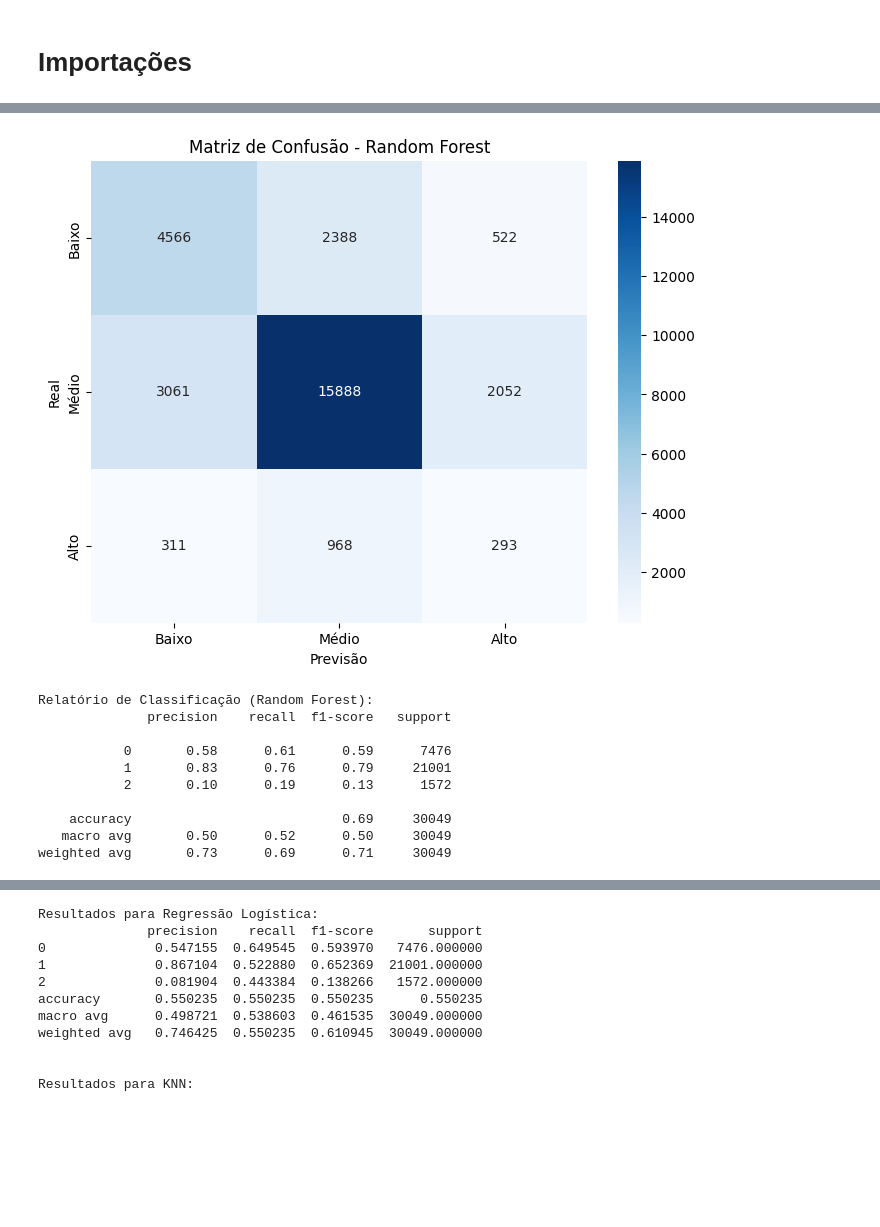
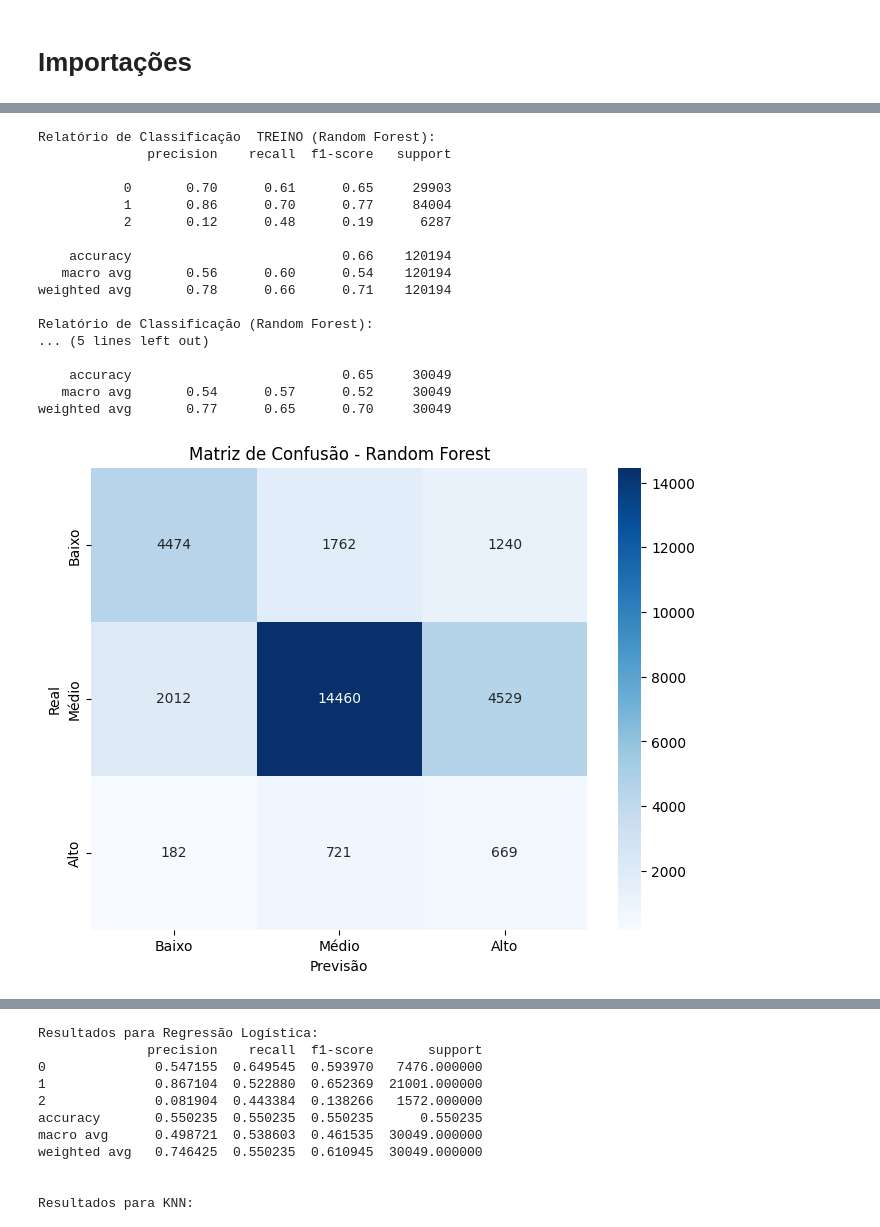
Before and after one commit to ste-coding/pisi3-grupo05, a Jupyter notebook: machine-learning/classification_balanced.ipynb, the cells around one changed output, grey strips where cells are left out. Cells and saved outputs as stored; diff of their text form; code cells hidden in the pictures; blank space fills up the shorter version.

Commit message:
streamlit clusterização / class treino
clusterização iterativa no streamlit
visualizar relatorio de treinos na classificação balanceada

```diff
--- a/machine-learning/classification_balanced.ipynb
+++ b/machine-learning/classification_balanced.ipynb
@@ -176,12 +213,20 @@ weighted avg       0.71      0.58      0.63     30049
 pipeline_knn_smoteenn = ImbPipeline([
     ('preprocessor', preprocessor),
     ('smoteenn', SMOTEENN(random_state=42)),
-    ('classifier', KNeighborsClassifier())
+    ('classifier', KNeighborsClassifier(metric='manhattan', n_neighbors=3, weights='uniform'))
 ])
 
 pipeline_knn_smoteenn.fit(X_train, y_train)
 
+y_pred_knn_smoteenn_train = pipeline_knn_smoteenn.predict(X_train)
+
 y_pred_knn_smoteenn = pipeline_knn_smoteenn.predict(X_test)
+
+print("Relatório de Classificação TREINO (KNN com SMOTEENN):")
+print(classification_report(y_train, y_pred_knn_smoteenn_train))
+
+print("Relatório de Classificação (KNN com SMOTEENN):")
+print(classification_report(y_test, y_pred_knn_smoteenn))
 
 cm_knn_smoteenn = confusion_matrix(y_test, y_pred_knn_smoteenn)
 plt.figure(figsize=(8, 6))
@@ -190,7 +235,4 @@ plt.xlabel('Previsão')
 plt.ylabel('Real')
 plt.title('Matriz de Confusão - KNN (SMOTEENN)')
 plt.show()
-
-print("Relatório de Classificação (KNN com SMOTEENN):")
-print(classification_report(y_test, y_pred_knn_smoteenn))
 # %% [output]
@@ -208,37 +257,50 @@ weighted avg       0.73      0.52      0.58     30049
 # %%
 # Pipeline com SMOTE e Random Forest
 pipeline_rf = ImbPipeline([
     ('preprocessor', preprocessor),
     ('smote', SMOTE(random_state=42)),
-    ('classifier', RandomForestClassifier(random_state=42))
+    ('classifier', RandomForestClassifier(
+
+    ))
 ])
-
 pipeline_rf.fit(X_train, y_train)
 
+y_pred_rf_train  = pipeline_rf.predict(X_train)
+
 y_pred_rf = pipeline_rf.predict(X_test)
+
+print("Relatório de Classificação  TREINO (Random Forest):")
+print(classification_report(y_train, y_pred_rf_train))
+
+print("Relatório de Classificação (Random Forest):")
+print(classification_report(y_test, y_pred_rf))
 
 cm_rf = confusion_matrix(y_test, y_pred_rf)
 plt.figure(figsize=(8, 6))
 sns.heatmap(cm_rf, annot=True, fmt='d', cmap='Blues', xticklabels=['Baixo', 'Médio', 'Alto'], yticklabels=['Baixo', 'Médio', 'Alto'])
 plt.xlabel('Previsão')
 plt.ylabel('Real')
 plt.title('Matriz de Confusão - Random Forest')
 plt.show()
-
-print("Relatório de Classificação (Random Forest):")
-print(classification_report(y_test, y_pred_rf))
 # %% [output]
+Relatório de Classificação  TREINO (Random Forest):
+              precision    recall  f1-score   support
+
+           0       0.70      0.61      0.65     29903
+           1       0.86      0.70      0.77     84004
+           2       0.12      0.48      0.19      6287
+
+    accuracy                           0.66    120194
+   macro avg       0.56      0.60      0.54    120194
+weighted avg       0.78      0.66      0.71    120194
+
+Relatório de Classificação (Random Forest):
+... (5 lines left out)
+
+    accuracy                           0.65     30049
+   macro avg       0.54      0.57      0.52     30049
+weighted avg       0.77      0.65      0.70     30049
-[figure, old version]
+[figure, new version]
-Relatório de Classificação (Random Forest):
-              precision    recall  f1-score   support
-
-           0       0.58      0.61      0.59      7476
-           1       0.83      0.76      0.79     21001
-           2       0.10      0.19      0.13      1572
-
-    accuracy                           0.69     30049
-   macro avg       0.50      0.52      0.50     30049
-weighted avg       0.73      0.69      0.71     30049
 # %%
 # Pipeline com SMOTEENN e Random Forest
 pipeline_rf_smoteenn = ImbPipeline([
```
Also changed, not shown: parts of 7 cells of this notebook, 3 other files.
